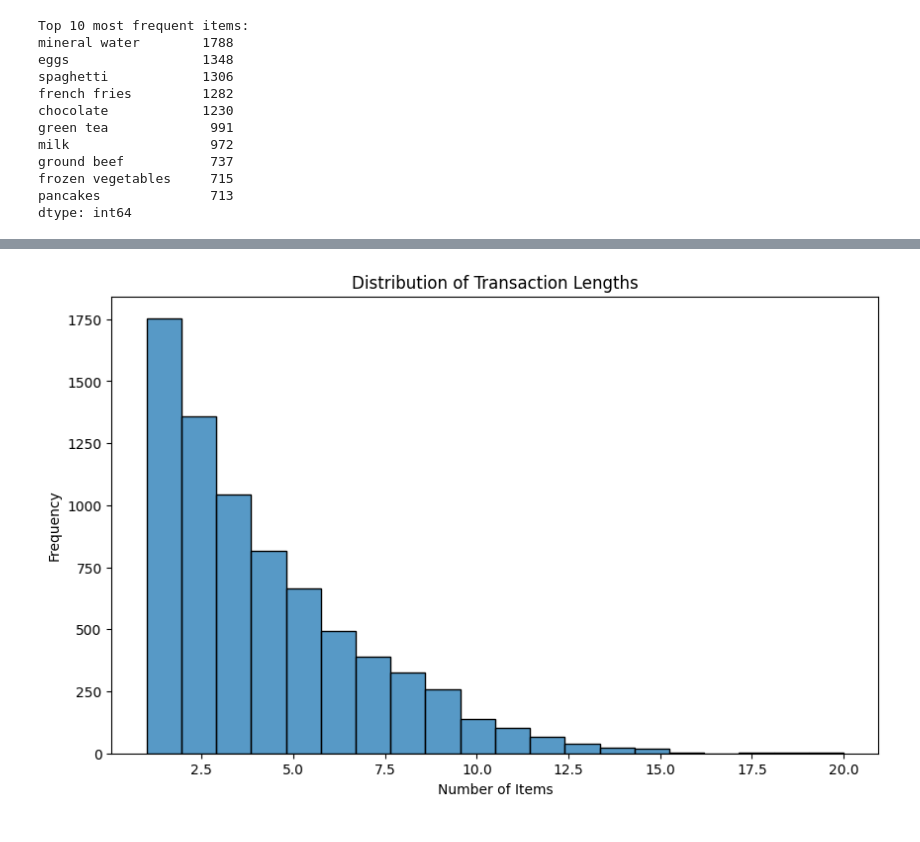
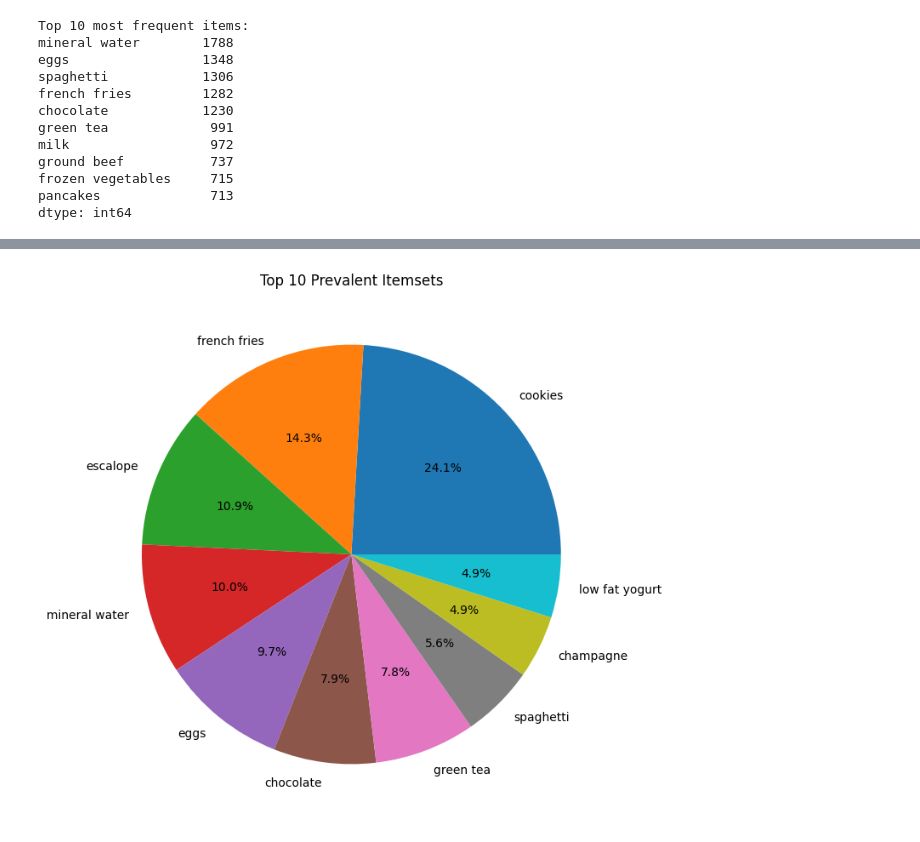
Before and after one commit to Deyonrose/labexercises, a Jupyter notebook: 2348513_lab3.ipynb, the cells around one changed output, grey strips where cells are left out. Cells and saved outputs as stored; diff of their text form; code cells hidden in the pictures.

```diff
--- a/2348513_lab3.ipynb
+++ b/2348513_lab3.ipynb
@@ -186,10 +181,10 @@ plt.show()
 # %%
-transaction_lengths = data.apply(lambda row: row.count(), axis=1)
-plt.figure(figsize=(10, 6))
-sns.histplot(transaction_lengths, bins=20)
-plt.title("Distribution of Transaction Lengths")
-plt.xlabel("Number of Items")
-plt.ylabel("Frequency")
+#Repeated items analysis
+itemset_frequencies = data.apply(lambda row: ','.join(row.dropna()), axis=1).value_counts()
+plt.figure(figsize=(8, 8))
+itemset_frequencies[:10].plot(kind='pie', autopct='%1.1f%%')
+plt.title('Top 10 Prevalent Itemsets')
+plt.ylabel('')
 plt.show()
 # %% [output]
-[figure, old version]
+[figure, new version]
```
Also changed, not shown: parts of 12 cells of this notebook.
